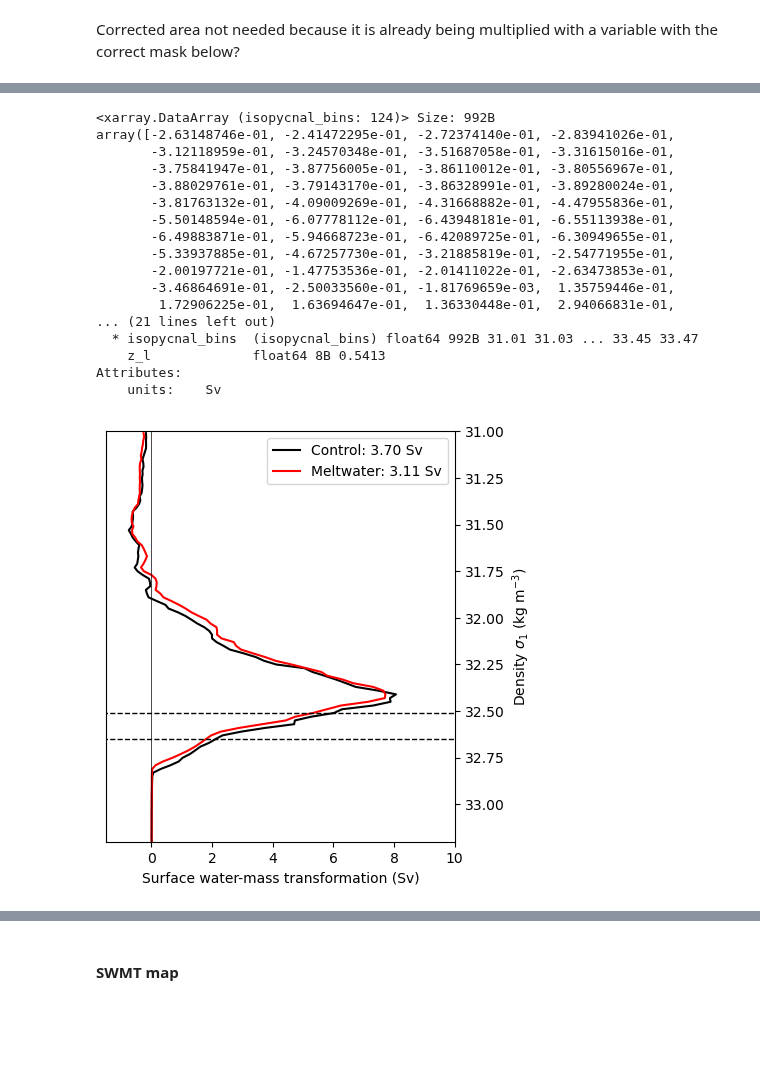
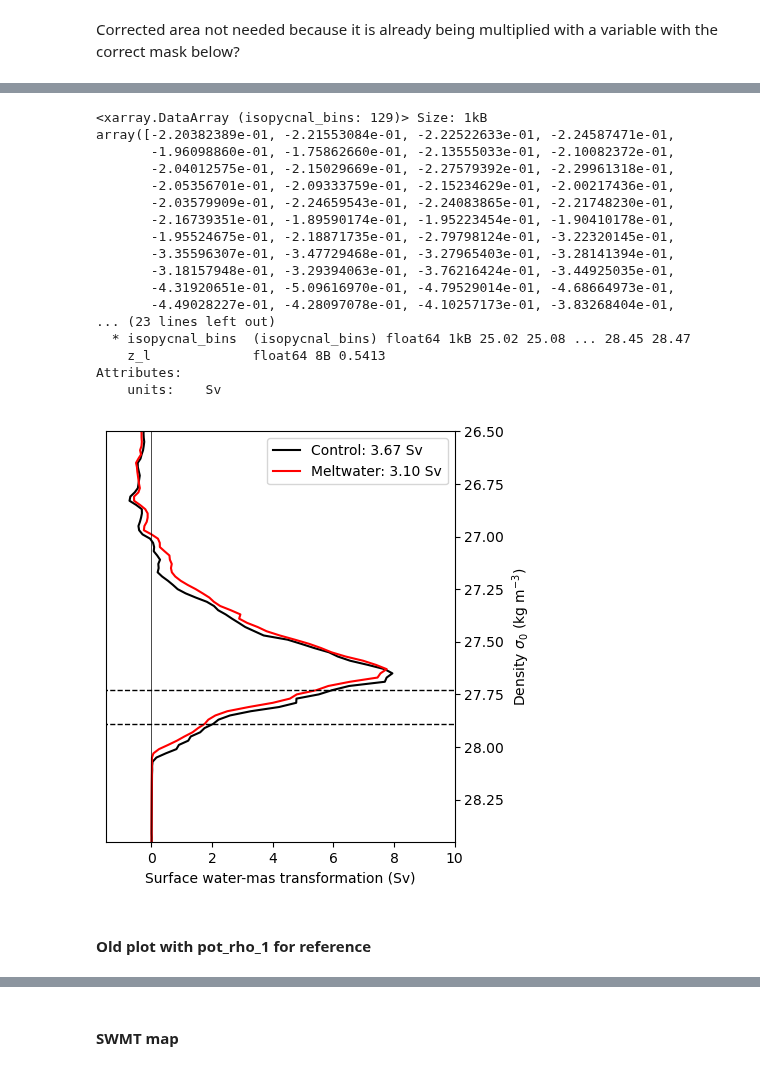
Before and after one commit to adele-morrison/panan-meltwater, a Jupyter notebook: notebooks/bottom_water_analysis/SWMT_shelf_Pan01.ipynb, the cells around one changed output, grey strips where cells are left out. Cells and saved outputs as stored; diff of their text form; code cells hidden in the pictures; blank space fills up the shorter version.

Commit message:
DSW export and SWMT work

```diff
--- a/notebooks/bottom_water_analysis/SWMT_shelf_Pan01.ipynb
+++ b/notebooks/bottom_water_analysis/SWMT_shelf_Pan01.ipynb
@@ -105,12 +103,12 @@ def get_variables(expt, freq, start_time, end_time, lon_slice, lat_slice, model)
         ds['temperature'][model_vars[model]['temperature'][0]].data = CT.values
 
     # Calculate potential density
-    pot_rho_1 = gsw.sigma1(SA, CT)#.rename('pot_rho_11')
+    pot_rho_0 = gsw.sigma0(SA, CT)#.rename('pot_rho_11')
 
     # Save everything to our dictionary
     ds['pressure'] = pressure
     ds['SA'] = SA
-    ds['pot_rho_1'] = pot_rho_1
+    ds['pot_rho_0'] = pot_rho_0
 
     # Calculate days per month accounting for leap years
     months_standard_noleap = np.array([31, 28, 31, 30, 31, 30, 31, 31, 30, 31, 30, 31])
@@ -235,11 +233,11 @@ def isopycnal_bins(ds, salt_transformation, heat_transformation):
 ## Opening the saved data
 # %%
 # Importing the saved files
-salt_files_C = np.sort(glob.glob('/g/data/g40/kc5856/access_panan_ssp126_SWMT/old_Pan01_SWMT_shelf/binned_salt_trans_pan01_C_*'))
-heat_files_C = np.sort(glob.glob('/g/data/g40/kc5856/access_panan_ssp126_SWMT/old_Pan01_SWMT_shelf/binned_heat_trans_pan01_C_*'))
+salt_files_C = np.sort(glob.glob('/g/data/g40/kc5856/access_panan_ssp126_SWMT/old_Pan01_SWMT_shelf_rho0/binned_salt_trans_pan01_C_*'))
+heat_files_C = np.sort(glob.glob('/g/data/g40/kc5856/access_panan_ssp126_SWMT/old_Pan01_SWMT_shelf_rho0/binned_heat_trans_pan01_C_*'))
 
-salt_files_M = np.sort(glob.glob('/g/data/g40/kc5856/access_panan_ssp126_SWMT/old_Pan01_SWMT_shelf/binned_salt_trans_pan01_M_*'))
-heat_files_M = np.sort(glob.glob('/g/data/g40/kc5856/access_panan_ssp126_SWMT/old_Pan01_SWMT_shelf/binned_heat_trans_pan01_M_*'))
+salt_files_M = np.sort(glob.glob('/g/data/g40/kc5856/access_panan_ssp126_SWMT/old_Pan01_SWMT_shelf_rho0/binned_salt_trans_pan01_M_*'))
+heat_files_M = np.sort(glob.glob('/g/data/g40/kc5856/access_panan_ssp126_SWMT/old_Pan01_SWMT_shelf_rho0/binned_heat_trans_pan01_M_*'))
 # %%
 salt_tr_C = xr.open_mfdataset(salt_files_C, concat_dim='time', combine='nested', chunks={'time': 1, 'yh': 100, 'xh': 100})
 heat_tr_C = xr.open_mfdataset(heat_files_C, concat_dim='time', combine='nested', chunks={'time': 1, 'yh': 100, 'xh': 100})
@@ -434,43 +452,43 @@ Attributes:
 # %%
 swmt_shelf_sum_ave_M.compute()
 # %% [output]
-<xarray.DataArray (isopycnal_bins: 124)> Size: 992B
-array([-2.63148746e-01, -2.41472295e-01, -2.72374140e-01, -2.83941026e-01,
-       -3.12118959e-01, -3.24570348e-01, -3.51687058e-01, -3.31615016e-01,
-       -3.75841947e-01, -3.87756005e-01, -3.86110012e-01, -3.80556967e-01,
-       -3.88029761e-01, -3.79143170e-01, -3.86328991e-01, -3.89280024e-01,
-       -3.81763132e-01, -4.09009269e-01, -4.31668882e-01, -4.47955836e-01,
-       -5.50148594e-01, -6.07778112e-01, -6.43948181e-01, -6.55113938e-01,
-       -6.49883871e-01, -5.94668723e-01, -6.42089725e-01, -6.30949655e-01,
-       -5.33937885e-01, -4.67257730e-01, -3.21885819e-01, -2.54771955e-01,
-       -2.00197721e-01, -1.47753536e-01, -2.01411022e-01, -2.63473853e-01,
-       -3.46864691e-01, -2.50033560e-01, -1.81769659e-03,  1.35759446e-01,
-        1.72906225e-01,  1.63694647e-01,  1.36330448e-01,  2.94066831e-01,
-... (21 lines left out)
-  * isopycnal_bins  (isopycnal_bins) float64 992B 31.01 31.03 ... 33.45 33.47
+<xarray.DataArray (isopycnal_bins: 129)> Size: 1kB
+array([-2.20382389e-01, -2.21553084e-01, -2.22522633e-01, -2.24587471e-01,
+       -1.96098860e-01, -1.75862660e-01, -2.13555033e-01, -2.10082372e-01,
+       -2.04012575e-01, -2.15029669e-01, -2.27579392e-01, -2.29961318e-01,
+       -2.05356701e-01, -2.09333759e-01, -2.15234629e-01, -2.00217436e-01,
+       -2.03579909e-01, -2.24659543e-01, -2.24083865e-01, -2.21748230e-01,
+       -2.16739351e-01, -1.89590174e-01, -1.95223454e-01, -1.90410178e-01,
+       -1.95524675e-01, -2.18871735e-01, -2.79798124e-01, -3.22320145e-01,
+       -3.35596307e-01, -3.47729468e-01, -3.27965403e-01, -3.28141394e-01,
+       -3.18157948e-01, -3.29394063e-01, -3.76216424e-01, -3.44925035e-01,
+       -4.31920651e-01, -5.09616970e-01, -4.79529014e-01, -4.68664973e-01,
+       -4.49028227e-01, -4.28097078e-01, -4.10257173e-01, -3.83268404e-01,
+... (23 lines left out)
+  * isopycnal_bins  (isopycnal_bins) float64 1kB 25.02 25.08 ... 28.45 28.47
     z_l             float64 8B 0.5413
 Attributes:
     units:    Sv
 # %%
 # 25% and 75% thresholds
 ## Replace when using new data
-cont_d25 = 32.65
-cont_d75 = 32.51
+cont_d25 = 27.89
+cont_d75 = 27.73 #done
 # %%
 fig, ax1 = plt.subplots(figsize=(4.5, 5.33))
 
-ax1.plot(swmt_shelf_sum_ave_C, swmt_shelf_sum_ave_C['isopycnal_bins'], color = 'k', label='Control: 3.70 Sv')
-ax1.plot(swmt_shelf_sum_ave_M, swmt_shelf_sum_ave_M['isopycnal_bins'], color = 'r', label='Meltwater: 3.11 Sv')
-ax1.plot([0, 0], [31, 33.2], 'k', linewidth=0.5)
+ax1.plot(swmt_shelf_sum_ave_C, swmt_shelf_sum_ave_C['isopycnal_bins'], color = 'k', label='Control: 3.67 Sv')
+ax1.plot(swmt_shelf_sum_ave_M, swmt_shelf_sum_ave_M['isopycnal_bins'], color = 'r', label='Meltwater: 3.10 Sv')
+ax1.plot([0, 0], [26.5,28.49], 'k', linewidth=0.5)
 ax1.plot([-5, 15], [cont_d25, cont_d25], 'k--', linewidth=1)
 ax1.plot([-5, 15], [cont_d75, cont_d75], 'k--', linewidth=1)
-ax1.set_ylim((33.2, 31))
+ax1.set_ylim((28.45, 26.5))
 ax1.set_xlim((-1.5, 10))
 ax1.yaxis.set_label_position("right")
 ax1.yaxis.tick_right()
-ax1.set_ylabel('Density $\sigma_1$ (kg m$^{-3}$)')
-ax1.set_xlabel('Surface water-mass transformation (Sv)')
+ax1.set_ylabel('Density $\sigma_0$ (kg m$^{-3}$)')
+ax1.set_xlabel('Surface water-mas transformation (Sv)')
 ax1.legend();
 # %% [output]
-[figure, old version]
+[figure, new version]
 # %%
@@ -478,0 +497,2 @@ swmt_shelf_sum_ave_M.to_netcdf('/g/data/g40/kc5856/access_panan_ssp126_SWMT/old_
+# %% [markdown]
+#### Old plot with pot_rho_1 for reference
```
Also changed, not shown: parts of 45 cells of this notebook, 2 other files.
